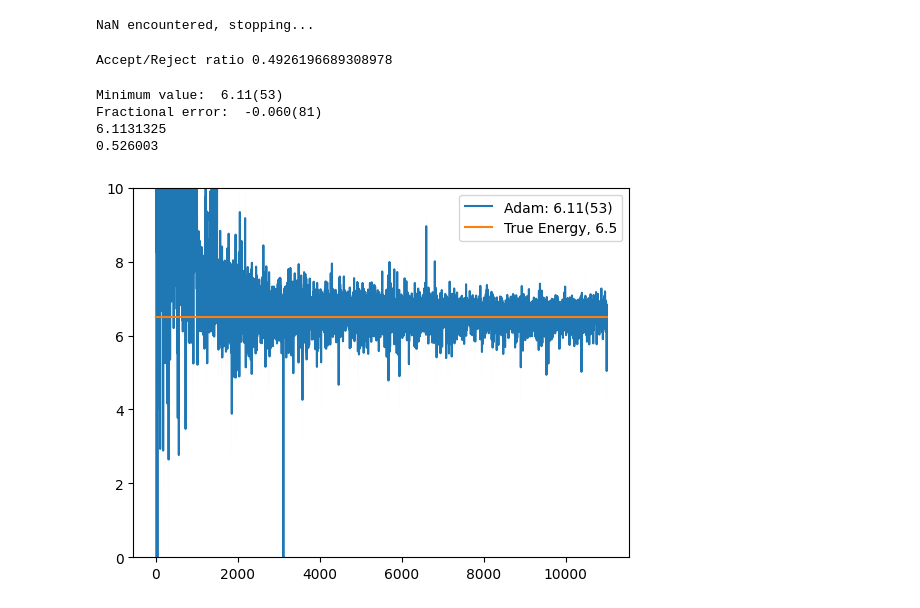
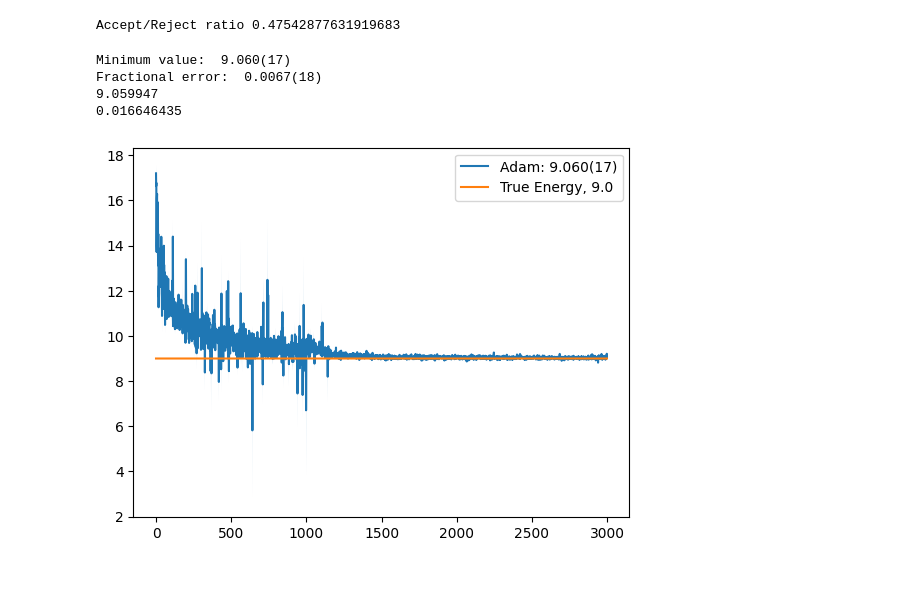
Before and after one commit to hershkumar/summer2022, a Jupyter notebook: neural/fermions/fermi_nn.ipynb, the cells around one changed output. Drawn from its saved outputs; the diff is of its cells as text; code cells hidden in the pictures; blank space fills up the shorter version.

```diff
--- a/neural/fermions/fermi_nn.ipynb
+++ b/neural/fermions/fermi_nn.ipynb
@@ -20,8 +20,9 @@ N_down = N - N_up
 
 FACT_UP = 1/np.sqrt(factorial(N_up))
 FACT_DOWN = 1/np.sqrt(factorial(N_down))
+SYM_DEN = 5
 
-phi_structure = [10, 20, 25, 25, 20, 10]
+phi_structure = [10, 20, 25, 50, 25, 20, 10]
 
 m = 1
 hbar = 1
@@ -100,14 +101,6 @@ def unflatten_params(params):
         start = end
     return weights, biases
 
-# takes in coordinates, and symmetrizes the coordinates from index sym_start to index sym_end
-@partial(jit, static_argnums=(1,2))
-def transform(coords, sym_start, sym_end):
-    C = 2
-    ret = coords.copy()
-    for i in range(sym_start, sym_end + 1):
-        ret = ret.at[i].set(jnp.sum(jnp.power(coords/C, i + 1)))
-    return ret
 
 
 network = gen_params(N, phi_structure, 1)
@@ -125,7 +118,7 @@ def inputs_up(coords, j):
     sym_piece1 = reordered[1:N_up]
     sym_piece2 = reordered[N_up:]
 
-    C = 3.0
+    C = SYM_DEN
 
     new1 = []
     new2 = []
@@ -143,7 +136,7 @@ def inputs_down(coords, j):
     sym_piece1 = reordered[1:N_up+1]
     sym_piece2 = reordered[N_up + 1:]
 
-    num = 3.0
+    num = SYM_DEN
 
     new1 = []
     new2 = []
@@ -195,14 +188,14 @@ def sample(params, num_samples=10**3, thermalization_steps=200, skip_count=50, v
             num_accepted += 1
         if ((step > thermalization_steps) and (step % skip_count == 0)):
             outputs.append(coords_t)
-    # create a second output array, where the second coordinate is equal to the first coordinate
-    outputs_prime = outputs.copy()
-    for i in range(len(outputs)):
-        a = np.array(outputs[i])
-        a[1] = a[0]
-        outputs_prime[i] = jnp.array(a)
-    return jnp.array(outputs), jnp.array(outputs_prime), num_accepted/num_total
-
+    # # create a second output array, where the second coordinate is equal to the first coordinate
+    # outputs_prime = outputs.copy()
+    # for i in range(len(outputs)):
+    #     a = np.array(outputs[i])
+    #     a[1] = a[0]
+    #     outputs_prime[i] = jnp.array(a)
+    # return jnp.array(outputs), jnp.array(outputs_prime), num_accepted/num_total
+    return jnp.array(outputs), num_accepted/num_total
 @jit
 def sample_body(params, coords_t, rand_coords, rand_accepts):
     coords_prime = coords_t + rand_coords
@@ -239,7 +232,7 @@ vgrad_comp = vmap(grad_comp, in_axes=(0, None, None), out_axes = 0)
 
 def gradient(params, num_samples=10**3, thermal=200, skip=50, variation_size=1.0):
     # first sample
-    samples, _, _ = sample(params, num_samples, thermal, skip, variation_size)
+    samples, _= sample(params, num_samples, thermal, skip, variation_size)
     # compute the energy
     psiHpsi = vhpsi(samples, params)
     energy_calc = 1/num_samples * jnp.sum(psiHpsi)
@@ -316,16 +294,14 @@ Accept/Reject ratio 0.26494904825995
 # %%
 start_params = params
 opt_init, opt_update, get_params = jax_opt.adam(10**(-4))
-resultsa = train(start_params, 10**3, 20, 0 , 1, .3)
+resultsa = train(start_params, 10**3, 1000, 0 , 1, .3)
-# %% [output]
-NaN encountered, stopping...
 # %%
 variation = .4
-print("Accept/Reject ratio", sample(resultsa[3], num_samples=10**3, variation_size=variation)[2])
+print("Accept/Reject ratio", sample(resultsa[3], num_samples=10**3, variation_size=variation)[1])
 # %% [output]
-Accept/Reject ratio 0.4926196689308978
+Accept/Reject ratio 0.47542877631919683
 # %%
-opt_init, opt_update, get_params = jax_opt.adam(10**(-4))
-resultsb = train(resultsa[3], 10000, 10, 0, 100, .4)
+opt_init, opt_update, get_params = jax_opt.adam(10**(-3))
+resultsb = train(resultsa[3], 2000, 400, 0, 5, .4)
 # %%
 variation = .8
@@ -334,7 +310,7 @@ print("Accept/Reject ratio", sample(resultsb[3], num_samples=10**3, variation_si
 opt_init, opt_update, get_params = jax_opt.adam(5*10**(-4))
 resultsc = train(resultsb[3], 500, 10**4, 1000, 100, .8)
 # %%
-true_energy = 6.5
+true_energy = 1/2 + 1/2 + 3/2 + 3/2 + 5/2 + 5/2
 
 total_hists =  resultsa[0] + resultsb[0]
 # + resultsc[0]
@@ -342,40 +318,40 @@ total_hists =  resultsa[0] + resultsb[0]
 # + resultse[0]
 
 # + resultsd[0]
-total_uncerts = resultsa[1]  + resultsb[1]
+total_uncerts = resultsa[1] + resultsb[1]
 # + resultsc[1]
 # + resultsd[1]
 # + resultse[1]
 # + resultsd[1]
 
 # get index of minimum value
 min_val = np.min(total_hists)
 min_val = total_hists[-1]
 min_index = total_hists.index(min_val)
 min_err = total_uncerts[min_index]
 val = gv.gvar(min_val, min_err)
 fractional_error = (val - true_energy)/true_energy
 print("Minimum value: ", val)
 print("Fractional error: ", fractional_error)
 
 plt.plot(np.arange(0, len(total_hists)), total_hists, label="Adam: " + str(val))
 # plt.xlim(1000, 1050)
 # plt.ylim(0, 10)
 # plot the uncertainties
 a_hists = np.array(total_hists)
 a_uncerts = np.array(total_uncerts)
 plt.fill_between(np.arange(0,len(total_hists)), a_hists - a_uncerts, a_hists + a_uncerts, alpha=.4)
 # get the network structure
 plt.plot(np.arange(0, len(total_hists)), [true_energy for x in np.arange(0, len(total_hists))], label=r"True Energy, " + str(round(true_energy,3)))
 pdiff = (min_val - true_energy)/true_energy*100
 # plt.annotate(" Final Percent Diff = " + str(round(pdiff,3)) + "%", xy=(.1, .9), xycoords= 'axes fraction')
 plt.legend()
 print(min_val)
 print(min_err)
 plt.show()
 # %% [output]
-Minimum value:  6.11(53)
-Fractional error:  -0.060(81)
-6.1131325
-0.526003
+Minimum value:  9.060(17)
+Fractional error:  0.0067(18)
+9.059947
+0.016646435
-[figure, old version]
+[figure, new version]
```
Also changed, not shown: parts of 4 cells of this notebook.
